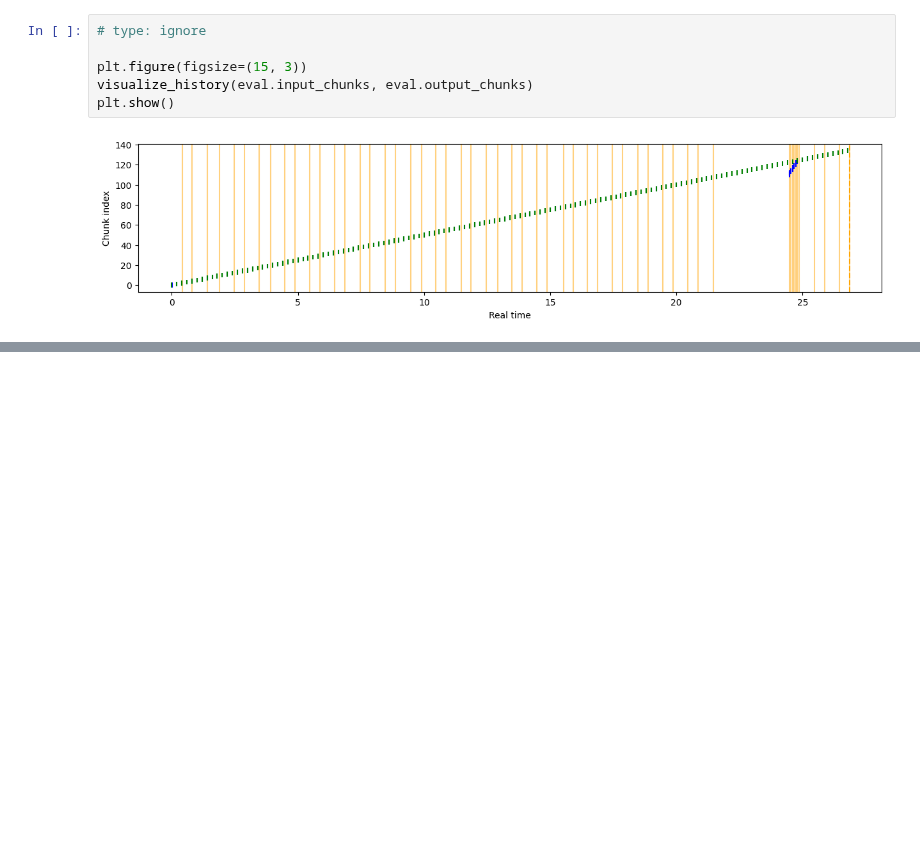
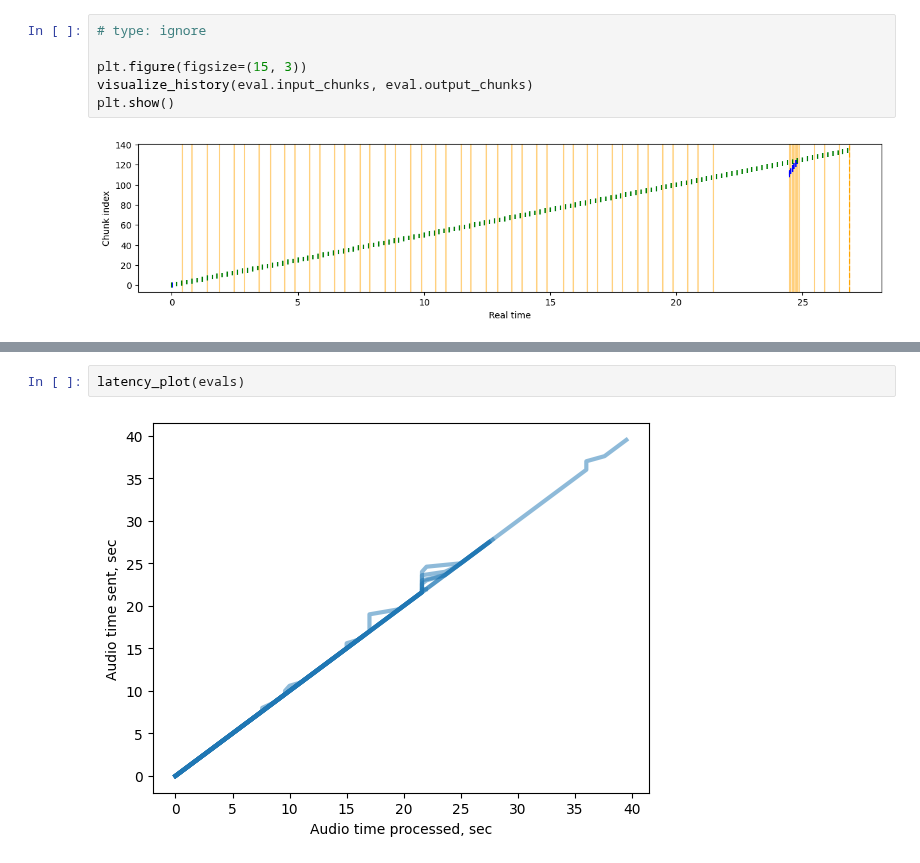
Before and after one commit to SibNN/asr_eval, a Jupyter notebook: notebooks/Demo.ipynb, the cells around one changed output, grey strips where cells are left out. Cells and saved outputs as stored; diff of their text form; blank space fills up the shorter version.

```diff
--- a/notebooks/Demo.ipynb
+++ b/notebooks/Demo.ipynb
@@ -294,0 +287,4 @@ plt.show()
+# %%
+latency_plot(evals)
+# %% [output]
+[figure, added]
```
Also changed, not shown: parts of 3 cells of this notebook, 1 other file.
